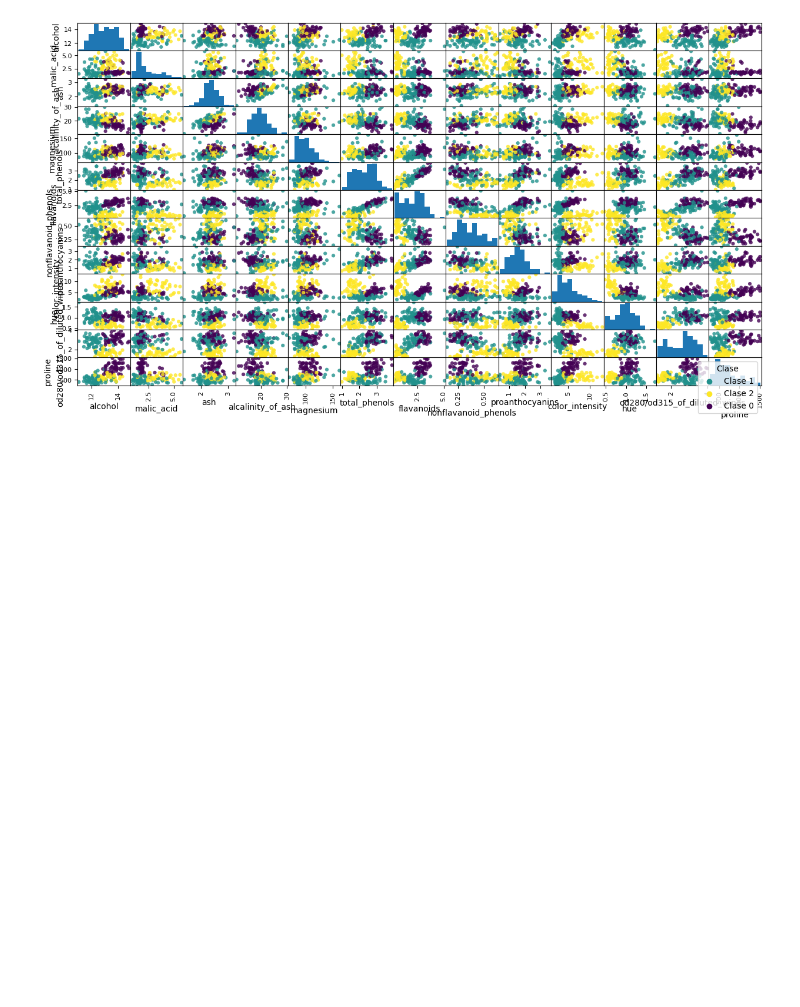
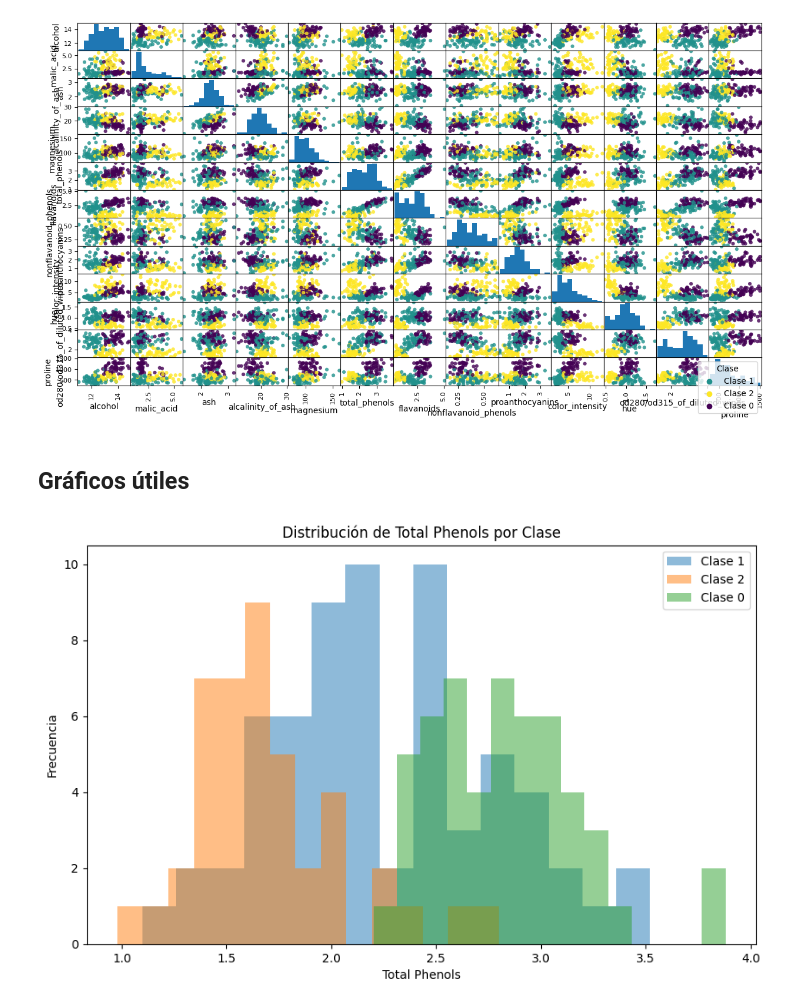
Before and after one commit to nicokrym/PrimerasClases-IA, a Jupyter notebook: Seminario/exploracion_de_datos.ipynb, the cells around one changed output. Saved outputs shown, nothing was run; the diff lists cells and outputs as text; code cells hidden in the pictures; blank space fills up the shorter version.

```diff
--- a/Seminario/exploracion_de_datos.ipynb
+++ b/Seminario/exploracion_de_datos.ipynb
@@ -97,3 +97,18 @@ plt.legend(loc='upper right', title='Clase')
 plt.show()
 # %% [output]
 [figure]
+# %% [markdown]
+## Gráficos útiles
+# %%
+# Histograma de total_phenols solapando las 3 clases
+plt.figure(figsize=(10, 6))
+for label in y_train.unique():
+    subset = X_train[y_train == label]
+    plt.hist(subset['total_phenols'], bins=15, alpha=0.5, label=f'Clase {label}')
+plt.xlabel('Total Phenols')
+plt.ylabel('Frecuencia')
+plt.title('Distribución de Total Phenols por Clase')
+plt.legend()
+plt.show()
+# %% [output]
+[figure, added]
```
Also changed, not shown: parts of 1 cell of this notebook.
